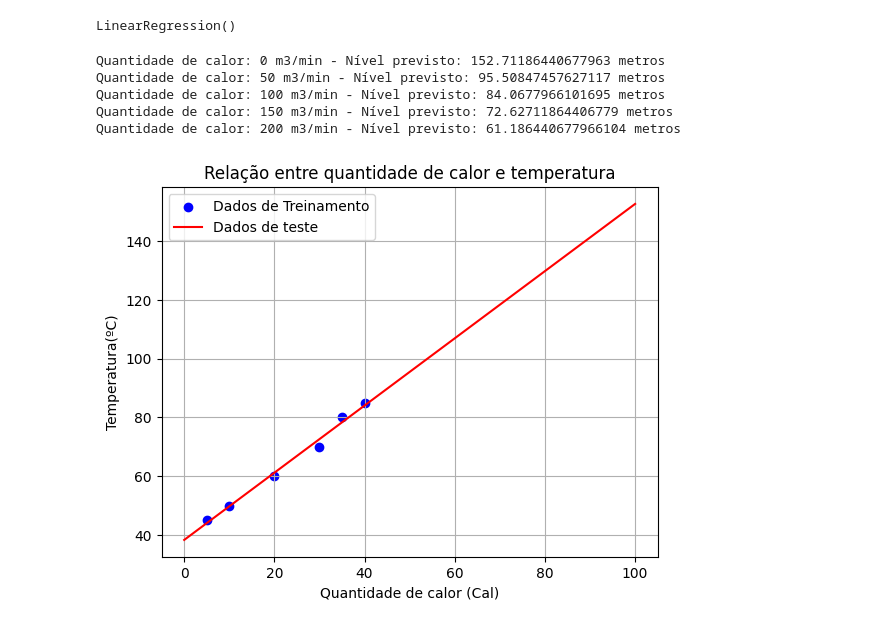
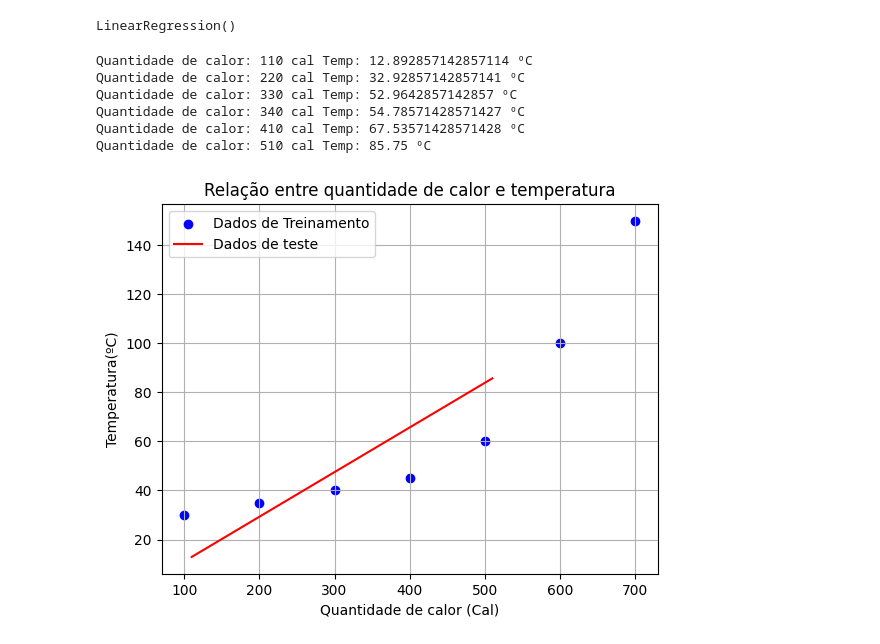
Before and after one commit to danielvieira95/Intelig-ncia-Artificial-e-Big-Data--2-2024, a Jupyter notebook: TurmaA/Aula05/codigo.ipynb, the cells around one changed output. Cells and saved outputs as stored; diff of their text form; code cells hidden in the pictures.

```diff
--- a/TurmaA/Aula05/codigo.ipynb
+++ b/TurmaA/Aula05/codigo.ipynb
@@ -51,26 +52,27 @@ modelo.fit(q, temp) # treina o modelo de regressão linear
 LinearRegression()
 # %%
 # Teste do modelo criado
-q_teste = np.array([0,50,100,150,200]).reshape(-1, 1)  # vazão de água em m3/min
+q_teste = np.array([110,220,330,340,410,510]).reshape(-1, 1)  # vazão de água em m3/min
 #vazao_teste = np.array([5, 2, 7,30,50]).reshape(-1, 1)  # vazão de água em m3/min
 # Fazer previsões com base na vazão de água
-t_previsto = modelo.predict(q_teste) # realiza a previsão do nivel do reservatorio
+t_prevista = modelo.predict(q_teste) # realiza a previsão do nivel do reservatorio
 
 # Imprimir as previsões
 for i in range(len(q_teste)):
-    print(f"Quantidade de calor: {q_teste[i][0]} m3/min - Nível previsto: {nivel_previsto[i]} metros")
-plt.scatter(vazao, nivel, color='blue', label='Dados de Treinamento')
-plt.plot(vazao_teste,nivel_previsto, color  = 'red',label='Dados de teste')
+    print(f"Quantidade de calor: {q_teste[i][0]} cal Temp: {t_prevista[i]} ºC")
+plt.scatter(q, temp, color='blue', label='Dados de Treinamento')
+plt.plot(q_teste,t_prevista, color  = 'red',label='Dados de teste')
 plt.xlabel('Quantidade de calor (Cal)')
 plt.ylabel('Temperatura(ºC)')
 plt.title('Relação entre quantidade de calor e temperatura')
 plt.legend() # exibe a legenda do grafico
 plt.grid(True) # exibe a grade do grafico
 plt.show() # plota o gráfico
 # %% [output]
-Quantidade de calor: 0 m3/min - Nível previsto: 152.71186440677963 metros
-Quantidade de calor: 50 m3/min - Nível previsto: 95.50847457627117 metros
-Quantidade de calor: 100 m3/min - Nível previsto: 84.0677966101695 metros
-Quantidade de calor: 150 m3/min - Nível previsto: 72.62711864406779 metros
-Quantidade de calor: 200 m3/min - Nível previsto: 61.186440677966104 metros
+Quantidade de calor: 110 cal Temp: 12.892857142857114 ºC
+Quantidade de calor: 220 cal Temp: 32.92857142857141 ºC
+Quantidade de calor: 330 cal Temp: 52.9642857142857 ºC
+Quantidade de calor: 340 cal Temp: 54.78571428571427 ºC
+Quantidade de calor: 410 cal Temp: 67.53571428571428 ºC
+Quantidade de calor: 510 cal Temp: 85.75 ºC
-[figure, old version]
+[figure, new version]
```
Also changed, not shown: parts of 9 cells of this notebook.
